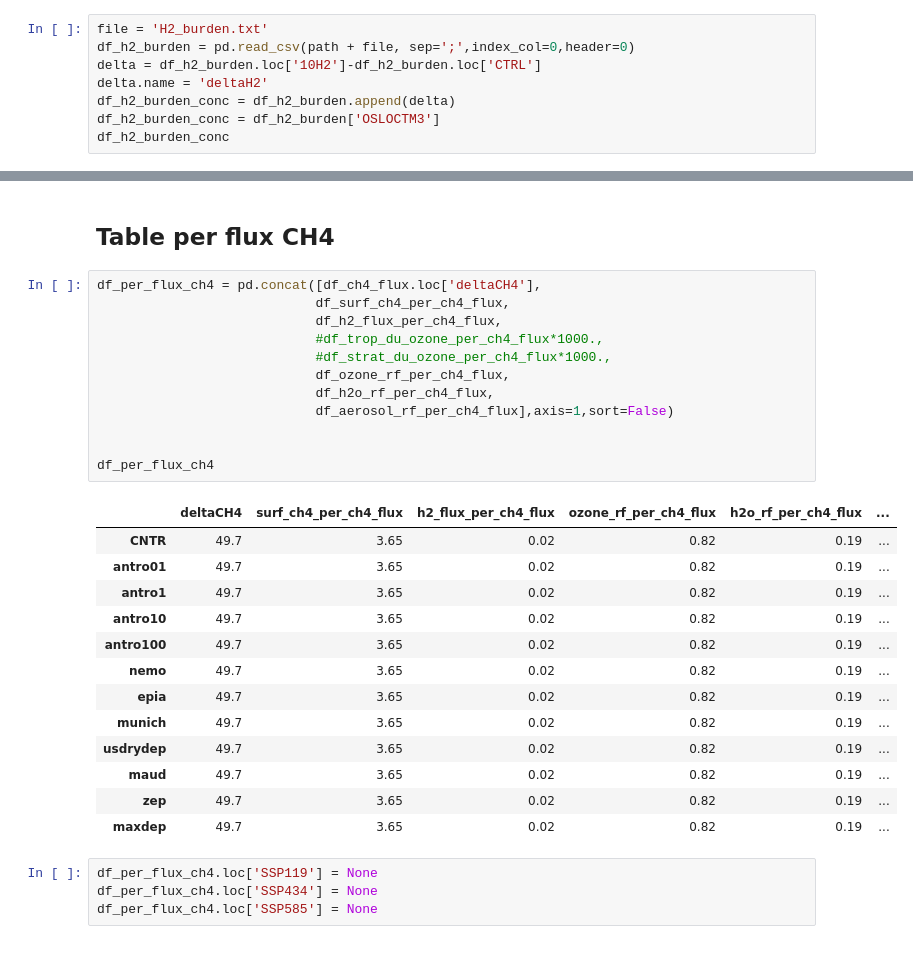
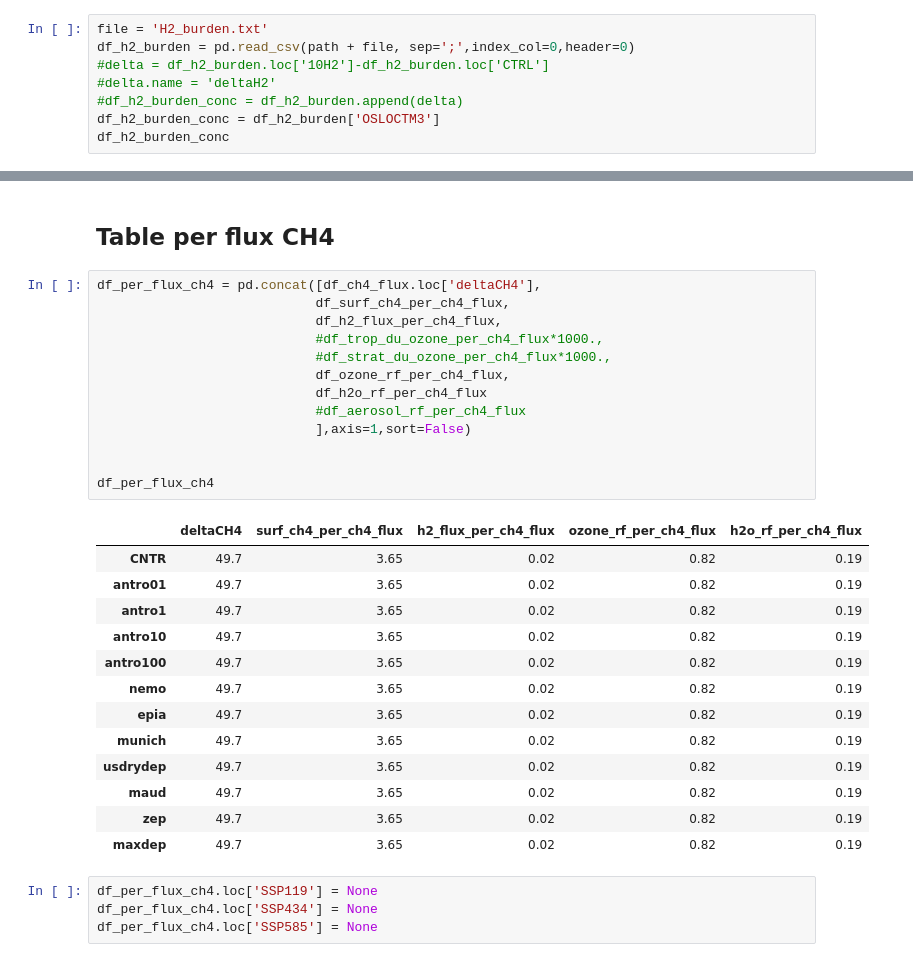
Before and after one commit to ragnhibs/Hydrogen_GWP_avi_sensitivity, a Jupyter notebook: GWP_notebook.ipynb, the cells around one changed output, grey strips where cells are left out. Saved outputs shown, nothing was run; the diff lists cells and outputs as text.

```diff
--- a/GWP_notebook.ipynb
+++ b/GWP_notebook.ipynb
@@ -76,9 +74,9 @@ In this part, model results are read from the input files.
 # %%
 file = 'H2_burden.txt'
 df_h2_burden = pd.read_csv(path + file, sep=';',index_col=0,header=0)
-delta = df_h2_burden.loc['10H2']-df_h2_burden.loc['CTRL']
-delta.name = 'deltaH2'
-df_h2_burden_conc = df_h2_burden.append(delta)
+#delta = df_h2_burden.loc['10H2']-df_h2_burden.loc['CTRL']
+#delta.name = 'deltaH2'
+#df_h2_burden_conc = df_h2_burden.append(delta)
 df_h2_burden_conc = df_h2_burden['OSLOCTM3']
 df_h2_burden_conc
 # %% [output]
@@ -2489,29 +2188,30 @@ df_per_flux_h2
 # %%
 df_per_flux_ch4 = pd.concat([df_ch4_flux.loc['deltaCH4'],
                             df_surf_ch4_per_ch4_flux,
                             df_h2_flux_per_ch4_flux,
                             #df_trop_du_ozone_per_ch4_flux*1000.,
                             #df_strat_du_ozone_per_ch4_flux*1000.,
                             df_ozone_rf_per_ch4_flux,
-                            df_h2o_rf_per_ch4_flux,
-                            df_aerosol_rf_per_ch4_flux],axis=1,sort=False)
+                            df_h2o_rf_per_ch4_flux
+                            #df_aerosol_rf_per_ch4_flux
+                            ],axis=1,sort=False)
 
 
 df_per_flux_ch4
 # %% [output]
-|  | deltaCH4 | surf_ch4_per_ch4_flux | h2_flux_per_ch4_flux | ozone_rf_per_ch4_flux | h2o_rf_per_ch4_flux | ... |
-| CNTR | 49.7 | 3.65 | 0.02 | 0.82 | 0.19 | ... |
-| antro01 | 49.7 | 3.65 | 0.02 | 0.82 | 0.19 | ... |
-| antro1 | 49.7 | 3.65 | 0.02 | 0.82 | 0.19 | ... |
-| antro10 | 49.7 | 3.65 | 0.02 | 0.82 | 0.19 | ... |
-| antro100 | 49.7 | 3.65 | 0.02 | 0.82 | 0.19 | ... |
-| nemo | 49.7 | 3.65 | 0.02 | 0.82 | 0.19 | ... |
-| epia | 49.7 | 3.65 | 0.02 | 0.82 | 0.19 | ... |
-| munich | 49.7 | 3.65 | 0.02 | 0.82 | 0.19 | ... |
-| usdrydep | 49.7 | 3.65 | 0.02 | 0.82 | 0.19 | ... |
-| maud | 49.7 | 3.65 | 0.02 | 0.82 | 0.19 | ... |
-| zep | 49.7 | 3.65 | 0.02 | 0.82 | 0.19 | ... |
-| maxdep | 49.7 | 3.65 | 0.02 | 0.82 | 0.19 | ... |
+|  | deltaCH4 | surf_ch4_per_ch4_flux | h2_flux_per_ch4_flux | ozone_rf_per_ch4_flux | h2o_rf_per_ch4_flux |
+| CNTR | 49.7 | 3.65 | 0.02 | 0.82 | 0.19 |
+| antro01 | 49.7 | 3.65 | 0.02 | 0.82 | 0.19 |
+| antro1 | 49.7 | 3.65 | 0.02 | 0.82 | 0.19 |
+| antro10 | 49.7 | 3.65 | 0.02 | 0.82 | 0.19 |
+| antro100 | 49.7 | 3.65 | 0.02 | 0.82 | 0.19 |
+| nemo | 49.7 | 3.65 | 0.02 | 0.82 | 0.19 |
+| epia | 49.7 | 3.65 | 0.02 | 0.82 | 0.19 |
+| munich | 49.7 | 3.65 | 0.02 | 0.82 | 0.19 |
+| usdrydep | 49.7 | 3.65 | 0.02 | 0.82 | 0.19 |
+| maud | 49.7 | 3.65 | 0.02 | 0.82 | 0.19 |
+| zep | 49.7 | 3.65 | 0.02 | 0.82 | 0.19 |
+| maxdep | 49.7 | 3.65 | 0.02 | 0.82 | 0.19 |
 # %%
 df_per_flux_ch4.loc['SSP119'] = None
 df_per_flux_ch4.loc['SSP434'] = None
```
Also changed, not shown: parts of 98 cells of this notebook, 4 other files.
